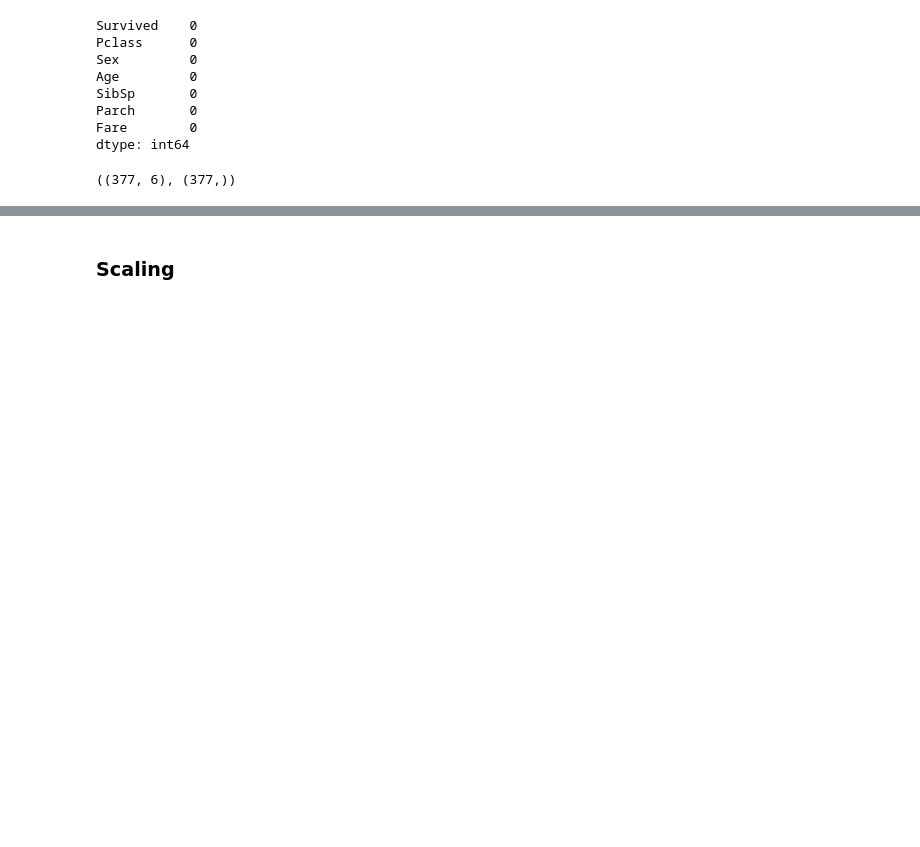
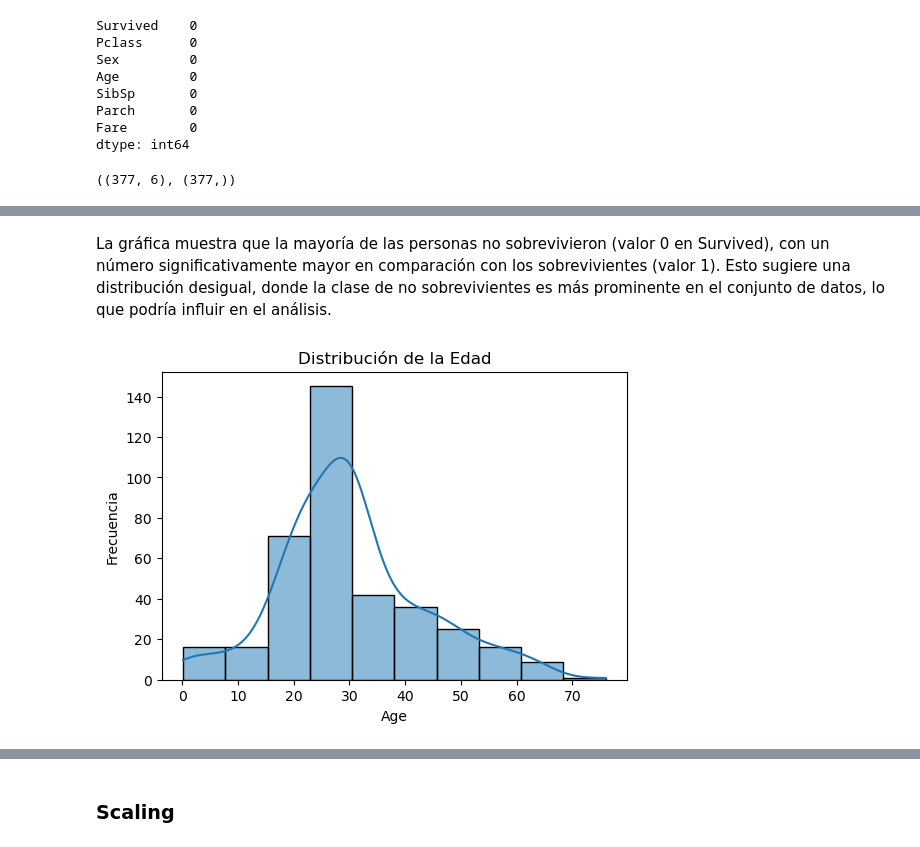
Before and after one commit to AndrePilcoChiuyare/EF-Data-Mining-Tools, a Jupyter notebook: EF-202110764.ipynb, the cells around one changed output, grey strips where cells are left out. Saved outputs shown, nothing was run; the diff lists cells and outputs as text; code cells hidden in the pictures; blank space fills up the shorter version.

```diff
--- a/EF-202110764.ipynb
+++ b/EF-202110764.ipynb
@@ -202,0 +217,11 @@ X.shape, y.shape
+# %% [markdown]
+La gráfica muestra que la mayoría de las personas no sobrevivieron (valor 0 en Survived), con un número significativamente mayor en comparación con los sobrevivientes (valor 1). Esto sugiere una distribución desigual, donde la clase de no sobrevivientes es más prominente en el conjunto de datos, lo que podría influir en el análisis.
+# %%
+plt.figure(figsize=(6, 4))
+sns.histplot(df['Age'], kde=True, bins=10)
+plt.title('Distribución de la Edad')
+plt.xlabel('Age')
+plt.ylabel('Frecuencia')
+plt.show()
+# %% [output]
+[figure, added]
```
Also changed, not shown: parts of 28 cells of this notebook.
